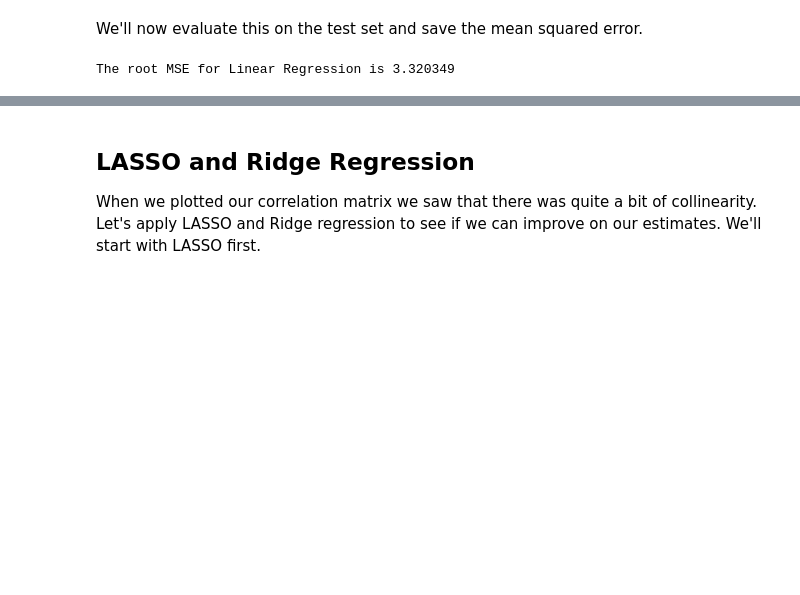
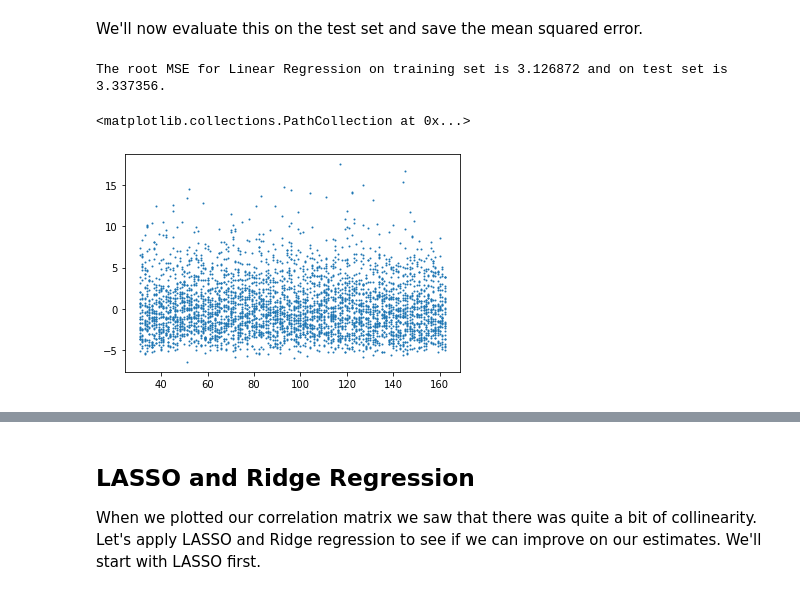
Before and after one commit to EricFriedlander/mlb-predict, a Jupyter notebook: notebooks/model1-singleTeamOffense.ipynb, the cells around one changed output, grey strips where cells are left out. Drawn from its saved outputs; the diff is of its cells as text; code cells hidden in the pictures; blank space fills up the shorter version.

```diff
--- a/notebooks/model1-singleTeamOffense.ipynb
+++ b/notebooks/model1-singleTeamOffense.ipynb
@@ -264,4 +298,4 @@ model_data17 = clean_data.clean_team_season_data(team_level17, game_level17)
 # %%
 # Join 2017 and 2018 data and label train and test sets
 train = pd.concat([model_data18, model_data17])
-test = team_data
+test = model_data19
@@ -405,9 +486,17 @@ Index(['Runs_Mean', 'Hits_Mean', 'Errors_Mean', 'RBI_Mean', 'BB_Mean',
 We'll now evaluate this on the test set and save the mean squared error.
 # %%
 from sklearn.metrics import mean_squared_error
-mses = {}
+rmses = {}
+train_predictions = lm_best.predict(train[lm_best_predictors])
+train_rmse = np.sqrt(mean_squared_error(train_predictions, train['Runs']))
 predictions = lm_best.predict(test[lm_best_predictors])
-mses['Linear Regression'] = mean_squared_error(predictions, test['Runs'])
-print('The root MSE for Linear Regression is %f' % np.sqrt(mses['Linear Regression']))
+rmses['Linear Regression'] = np.sqrt(mean_squared_error(predictions, test['Runs']))
+print('The root MSE for Linear Regression on training set is %f and on test set is %f.' % (train_rmse, rmses['Linear Regression']))
 # %% [output]
-The root MSE for Linear Regression is 3.320349
+The root MSE for Linear Regression on training set is 3.126872 and on test set is 3.337356.
+# %%
+test_residuals = test['Runs'] - predictions
+plt.scatter(test['GameNum'], test_residuals, s=1)
+# %% [output]
+<matplotlib.collections.PathCollection at 0x...>
+[figure, added]
```
Also changed, not shown: parts of 31 cells of this notebook.
